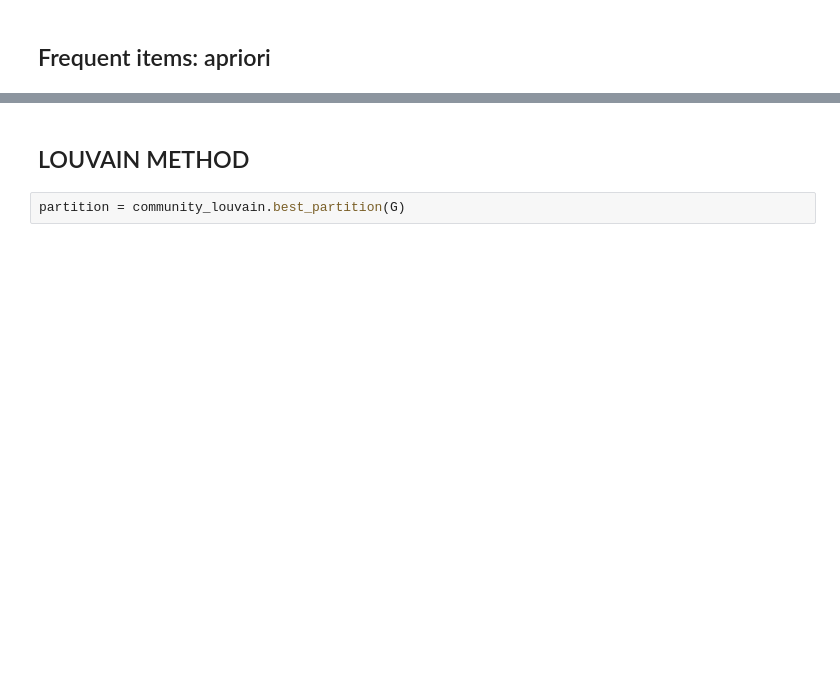
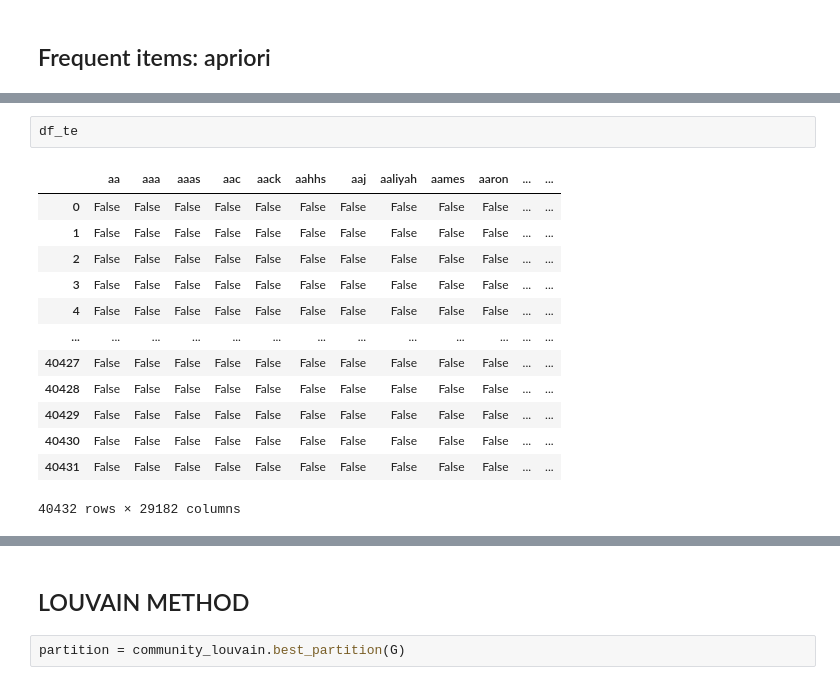
Before and after one commit to malfriduranna/02807_final_project, a Jupyter notebook: notebooks/vedis.ipynb, the cells around one changed output, grey strips where cells are left out. Cells and saved outputs as stored; diff of their text form; blank space fills up the shorter version.

```diff
--- a/notebooks/vedis.ipynb
+++ b/notebooks/vedis.ipynb
@@ -554,0 +350,16 @@ print(frequent_itemsets)
+# %%
+df_te
+# %% [output]
+|  | aa | aaa | aaas | aac | aack | aahhs | aaj | aaliyah | aames | aaron | ... | ... |
+| 0 | False | False | False | False | False | False | False | False | False | False | ... | ... |
+| 1 | False | False | False | False | False | False | False | False | False | False | ... | ... |
+| 2 | False | False | False | False | False | False | False | False | False | False | ... | ... |
+| 3 | False | False | False | False | False | False | False | False | False | False | ... | ... |
+| 4 | False | False | False | False | False | False | False | False | False | False | ... | ... |
+| ... | ... | ... | ... | ... | ... | ... | ... | ... | ... | ... | ... | ... |
+| 40427 | False | False | False | False | False | False | False | False | False | False | ... | ... |
+| 40428 | False | False | False | False | False | False | False | False | False | False | ... | ... |
+| 40429 | False | False | False | False | False | False | False | False | False | False | ... | ... |
+| 40430 | False | False | False | False | False | False | False | False | False | False | ... | ... |
+| 40431 | False | False | False | False | False | False | False | False | False | False | ... | ... |
+40432 rows × 29182 columns
```
Also changed, not shown: parts of 53 cells of this notebook, 3 other files.
